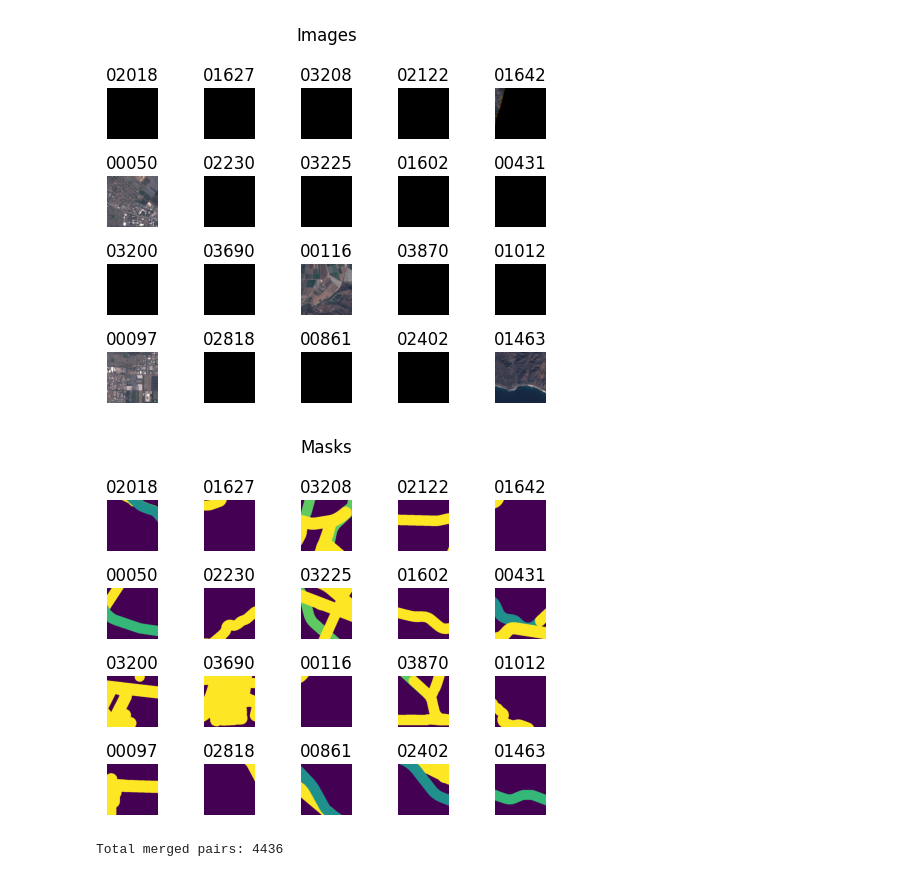
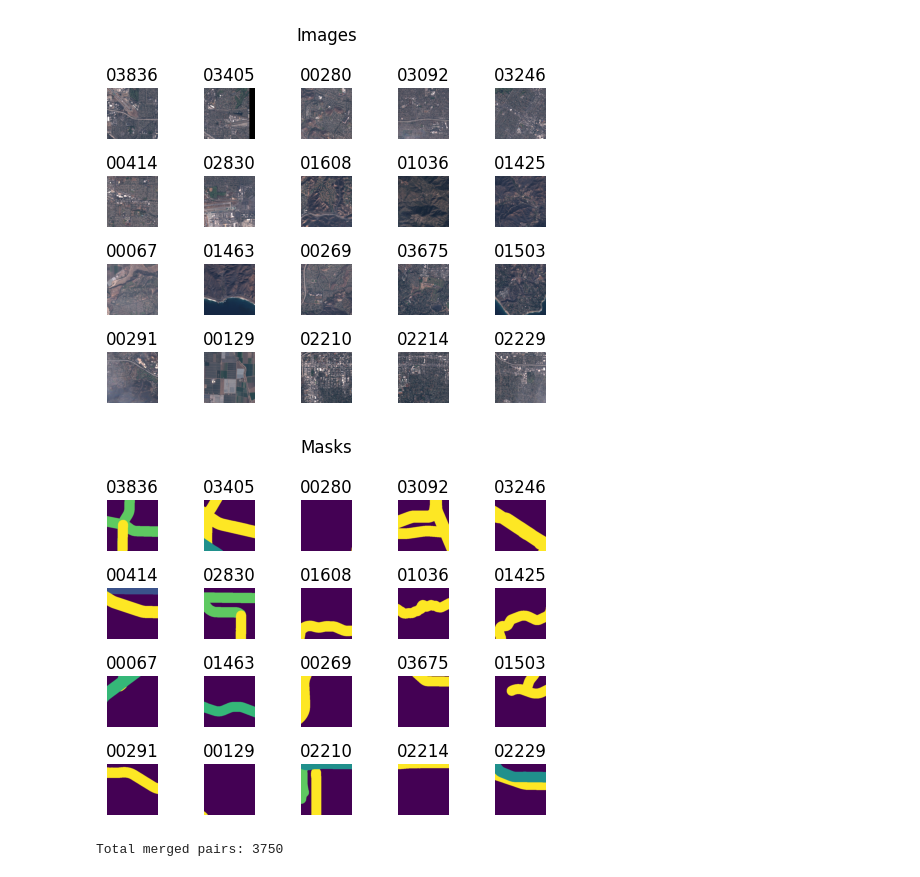
Before and after one commit to grantcray/CMDACapstoneWildfireModel, a Jupyter notebook: main_dual_datasets.ipynb, the cells around one changed output. Cells and saved outputs as stored; diff of their text form; code cells hidden in the pictures.

Commit message:
Updated dual datasets

```diff
--- a/main_dual_datasets.ipynb
+++ b/main_dual_datasets.ipynb
@@ -59,8 +101,9 @@ view_data(masks=masks, max_plots=20, max_cols=5, randomize=False, colors=True)
 # %%
-# Load images and masks for second dataset
-images_dir2 = "Datasets/ThousandOaks/Z3_Roads_Rail_Hill/images"
-masks_dir2 = "Datasets/ThousandOaks/Z3_Roads_Rail_Hill/labels"
+# Set the necessary directories. These should be relative to the working directory
+images_dir2 = "Datasets/ThousandOaks/Z2_Roads_Rails_Woosley/images"  # Directory for images
+masks_dir2 = "Datasets/ThousandOaks/Z2_Roads_Rails_Woosley/labels"  # Directory for masks
 
+# Load the images and masks
 images2, masks2, missing_masks2, names_map2 = load_images_and_masks(
     images_dir2,          # Directory containing the images
     masks_dir2,           # Directory containing the masks
@@ -68,15 +111,19 @@ images2, masks2, missing_masks2, names_map2 = load_images_and_masks(
     max_count=1000,      # Maximum number of images and masks to load
     trim_names=True      # Whether to trim the names of the files
 )
-# %%
-# View images
-view_data(images=images2, max_plots=20, max_cols=5, randomize=False, colors=True)
-
-# View masks
-view_data(masks=masks2, max_plots=20, max_cols=5, randomize=False, colors=True)
-# %% [output]
-[figure, removed]
-[figure, removed]
+# %%
+# View images and masks
+view_data(
+    images=images2,       # List of images to view
+    masks=masks2,         # List of masks to view
+    max_plots=20,        # Maximum number of plots to display
+    max_cols=5,          # Maximum number of columns in the plot grid
+    randomize=True,      # Whether to randomize the order of the images and masks
+    colors=True          # Whether to display the masks in color
+)
+# %% [output]
+[figure, added]
+[figure, added]
 # %%
 # Combine both datasets
 import shutil
@@ -120,8 +167,8 @@ def merge_datasets(dataset_roots, out_img_dir, out_mask_dir):
 
 # Define dataset roots
 datasets = {
-    "woosley": "Datasets/ThousandOaks/Z2_Roads_Rails_Woosley",
-    "hill": "Datasets/ThousandOaks/Z3_Roads_Rail_Hill"
+    "palamesa": "Datasets/Pala_Mesa_Roads_Rails",
+    "woosley": "Datasets/ThousandOaks/Z2_Roads_Rails_Woosley"
 }
 
 # Output directories
@@ -131,5 +178,5 @@ output_masks  = "Datasets/merged/labels"
 # Run merge
 merge_datasets(datasets, output_images, output_masks)
 # %% [output]
-Total merged pairs: 4436
+Total merged pairs: 3750
 # %%
```
Also changed, not shown: parts of 24 cells of this notebook.
